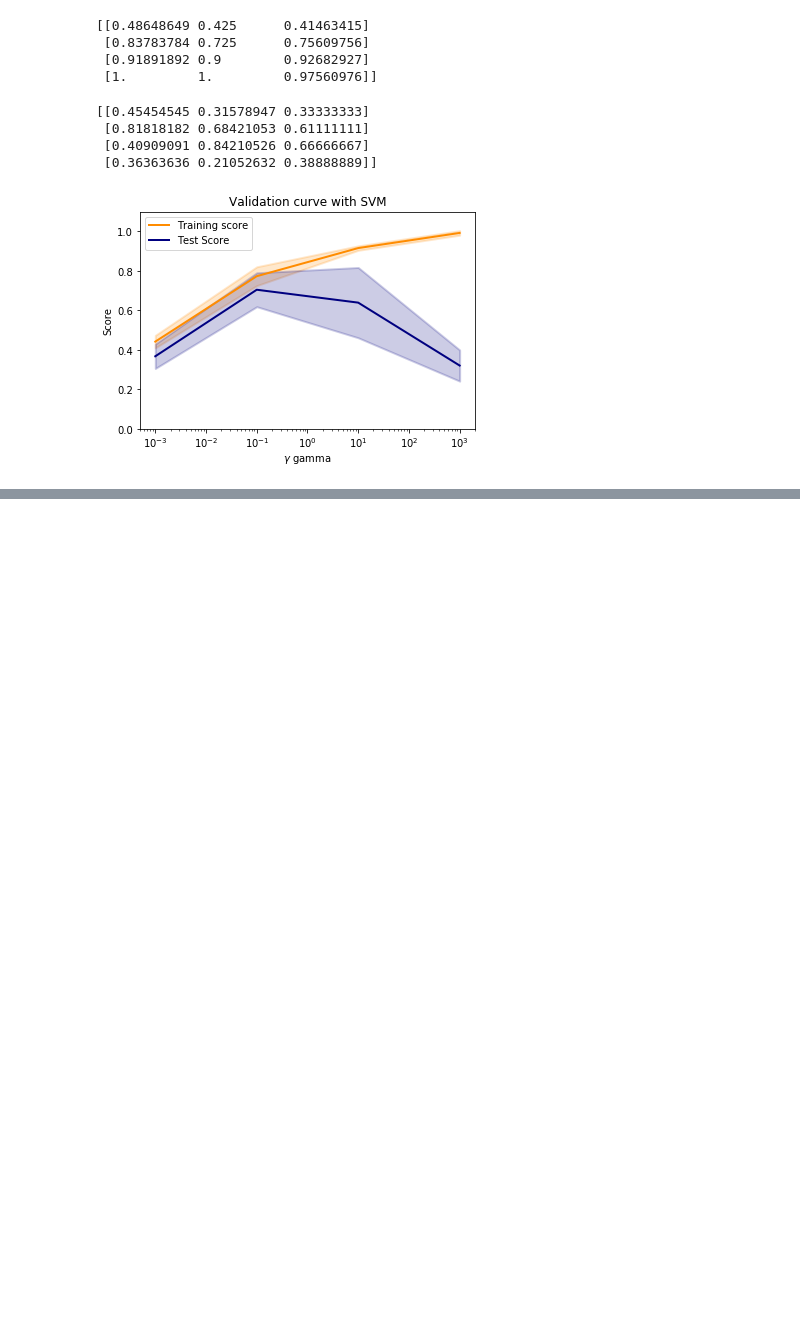
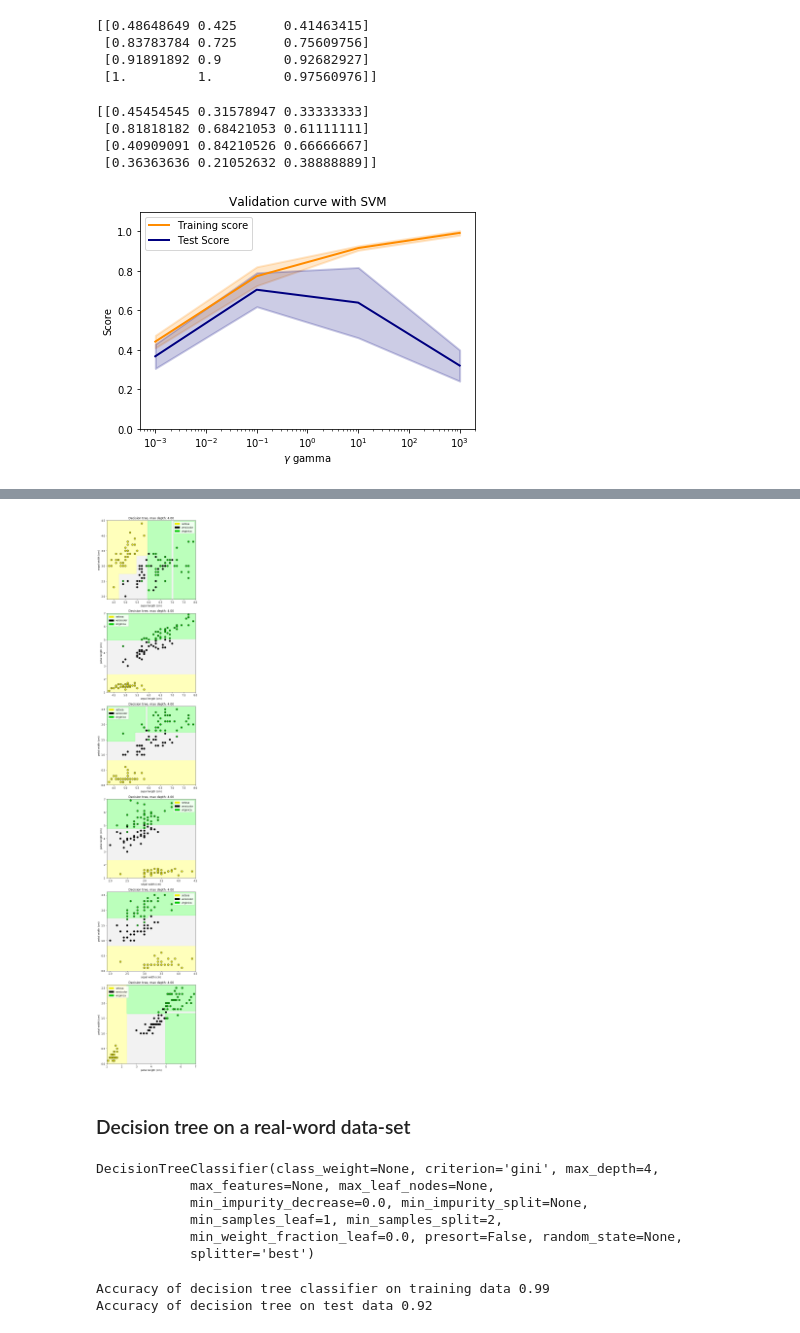
Before and after one commit to djaballah/Applied-Machine-Learning, a Jupyter notebook: module 2/module2-notebook.ipynb, the cells around one changed output, grey strips where cells are left out. Drawn from its saved outputs; the diff is of its cells as text; code cells hidden in the pictures; blank space fills up the shorter version.

```diff
--- a/module 2/module2-notebook.ipynb
+++ b/module 2/module2-notebook.ipynb
@@ -810,0 +859,53 @@ plt.show()
+# %%
+from sklearn.tree import DecisionTreeClassifier
+from sklearn.model_selection import train_test_split
+from sklearn.model_selection import cross_val_score
+from adspy_shared_utilities import plot_class_regions_for_classifier_subplot
+
+
+X_train, X_test, y_train, y_test = train_test_split(iris.data, iris.target, random_state=0)
+fig, subaxes = plt.subplots(6, 1, figsize=(6, 32))
+
+pair_list = [[0,1], [0,2], [0,3], [1,2], [1,3], [2,3]]
+tree_max_depth = 4
+
+for pair, ax in zip(pair_list, subaxes):
+    X = X_train[:, pair]
+    y = y_train
+
+    clf = DecisionTreeClassifier(max_depth=tree_max_depth)
+    clf.fit(X, y)
+    title = 'Decision tree, max depth: {:.2f}'.format(tree_max_depth)
+    plot_class_regions_for_classifier_subplot(clf, X, y, None,
+                                             None, title, ax,
+                                             iris.target_names)
+    ax.set_xlabel(iris.feature_names[pair[0]])
+    ax.set_ylabel(iris.feature_names[pair[1]])
+
+plt.tight_layout()
+# %% [output]
+[figure, added]
+# %% [markdown]
+### Decision tree on a real-word data-set
+# %%
+from sklearn.tree import DecisionTreeClassifier
+from sklearn.model_selection import train_test_split
+from sklearn.model_selection import cross_val_score
+
+X_train, X_test, y_train, y_test = train_test_split(X_cancer, y_cancer, random_state=0)
+
+clf = DecisionTreeClassifier(max_depth = 4)
+clf.fit(X_train, y_train)
+# %% [output]
+DecisionTreeClassifier(class_weight=None, criterion='gini', max_depth=4,
+            max_features=None, max_leaf_nodes=None,
+            min_impurity_decrease=0.0, min_impurity_split=None,
+            min_samples_leaf=1, min_samples_split=2,
+            min_weight_fraction_leaf=0.0, presort=False, random_state=None,
+            splitter='best')
+# %%
+print('Accuracy of decision tree classifier on training data {:.2f}'.format(clf.score(X_train, y_train)))
+print('Accuracy of decision tree on test data {:.2f}'.format(clf.score(X_test, y_test)))
+# %% [output]
+Accuracy of decision tree classifier on training data 0.99
+Accuracy of decision tree on test data 0.92
```
Also changed, not shown: parts of 11 cells of this notebook, 1 other file.
